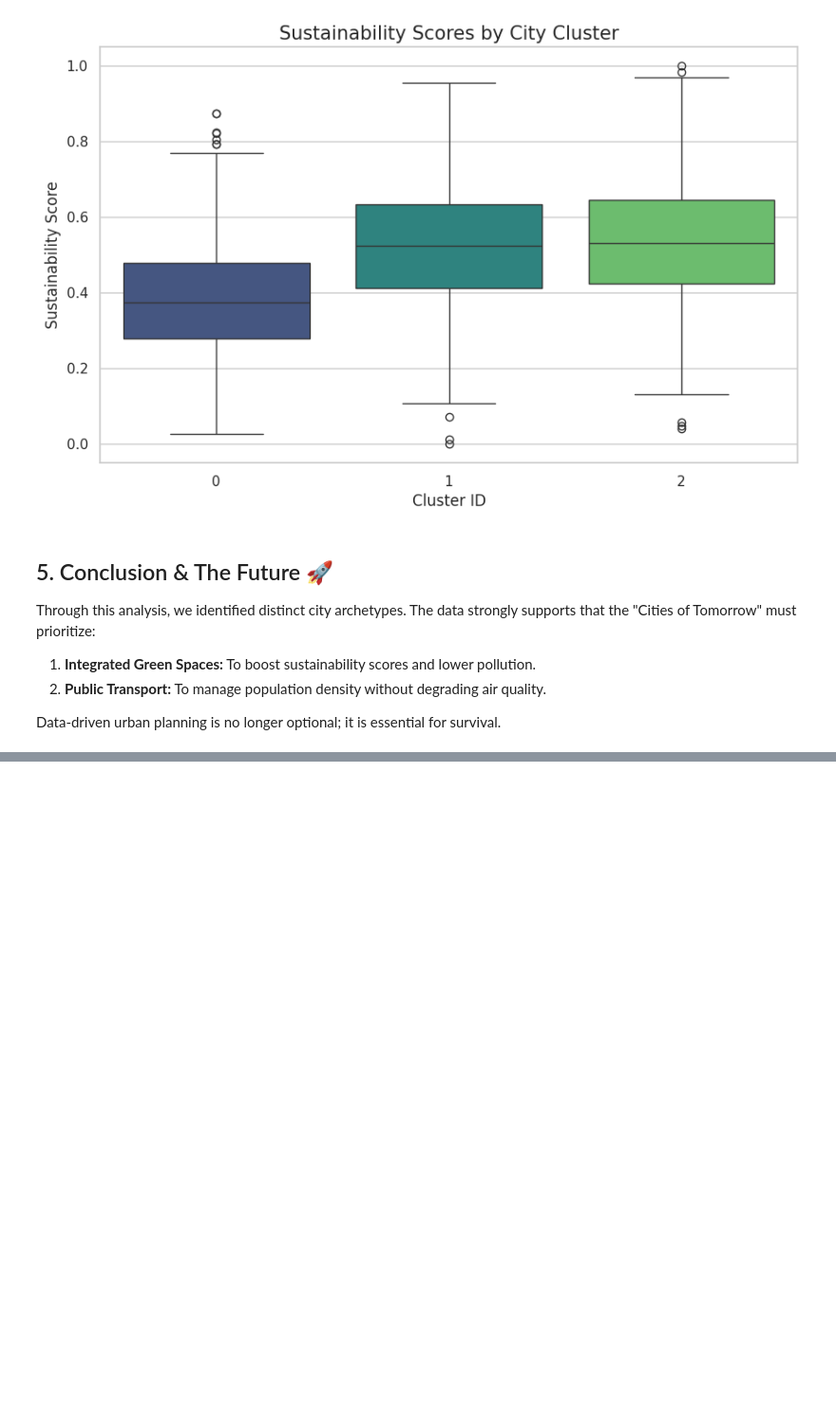
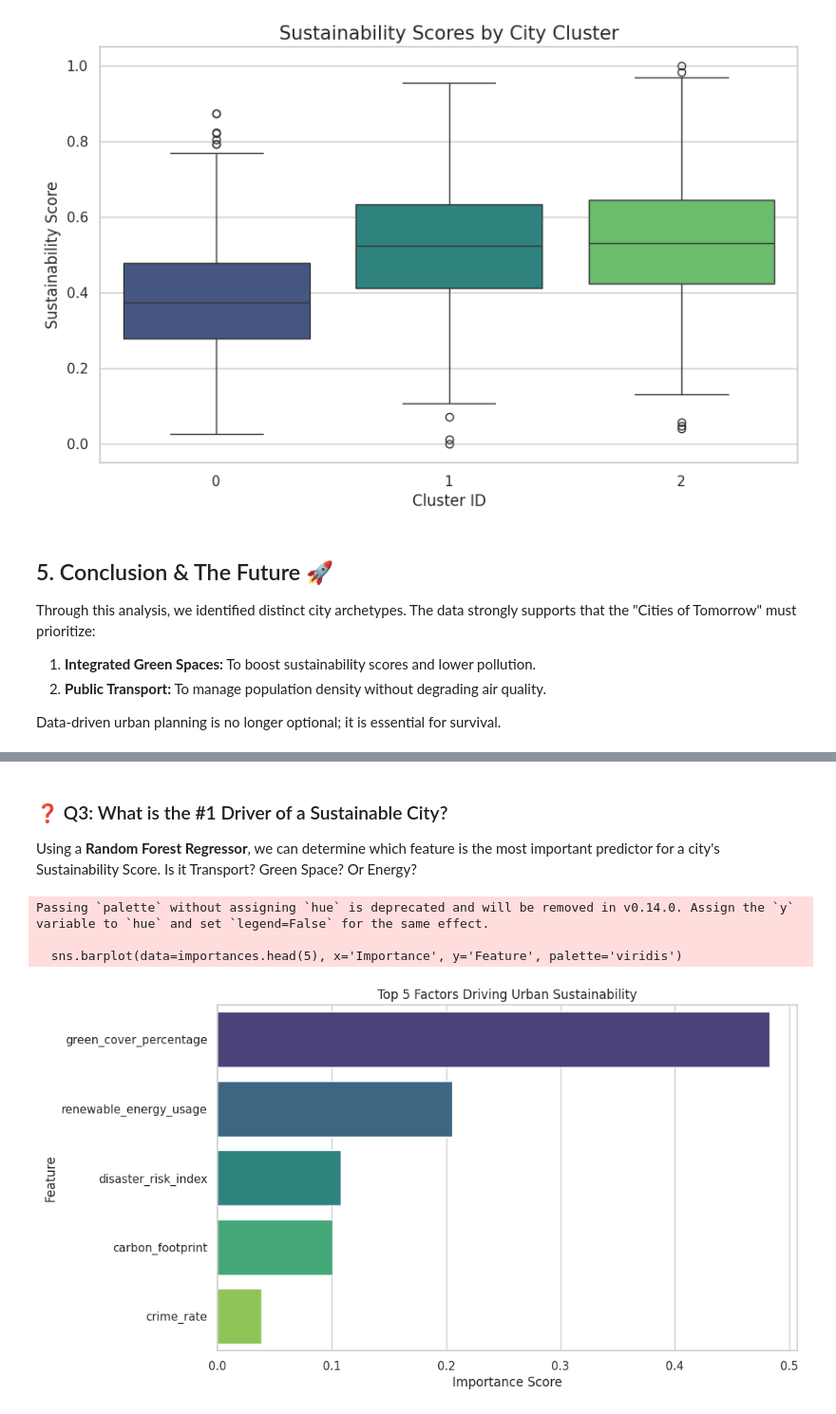
Before and after one commit to AHAD3107/Microsoft_Fabric_data_days, a Jupyter notebook: Nov2025_AbdulAhad_CitiesOfTomorrow.ipynb, the cells around one changed output, grey strips where cells are left out. Shown at 95% size. Saved outputs shown, nothing was run; the diff lists cells and outputs as text; code cells hidden in the pictures; blank space fills up the shorter version.

```diff
--- a/Nov2025_AbdulAhad_CitiesOfTomorrow.ipynb
+++ b/Nov2025_AbdulAhad_CitiesOfTomorrow.ipynb
@@ -147,0 +208,32 @@ Data-driven urban planning is no longer optional; it is essential for survival.
+# %% [markdown]
+### ❓ Q3: What is the #1 Driver of a Sustainable City?
+Using a **Random Forest Regressor**, we can determine which feature is the most important predictor for a city's Sustainability Score. Is it Transport? Green Space? Or Energy?
+# %%
+# Q3: Feature Importance Analysis
+from sklearn.ensemble import RandomForestRegressor
+
+# Select numeric columns for analysis
+numeric_features = df.select_dtypes(include=[np.number]).drop(columns=['urban_sustainability_score', 'Cluster'], errors='ignore')
+target = df['urban_sustainability_score']
+
+# Train simple model
+rf = RandomForestRegressor(n_estimators=100, random_state=42)
+rf.fit(numeric_features, target)
+
+# Get importance
+importances = pd.DataFrame({
+    'Feature': numeric_features.columns,
+    'Importance': rf.feature_importances_
+}).sort_values(by='Importance', ascending=False)
+
+# Plot
+plt.figure(figsize=(10, 6))
+sns.barplot(data=importances.head(5), x='Importance', y='Feature', palette='viridis')
+plt.title("Top 5 Factors Driving Urban Sustainability")
+plt.xlabel("Importance Score")
+plt.show()
+# %% [output]
+Passing `palette` without assigning `hue` is deprecated and will be removed in v0.14.0. Assign the `y` variable to `hue` and set `legend=False` for the same effect.
+
+  sns.barplot(data=importances.head(5), x='Importance', y='Feature', palette='viridis')
+[figure, added]
```
Also changed, not shown: parts of 7 cells of this notebook.
